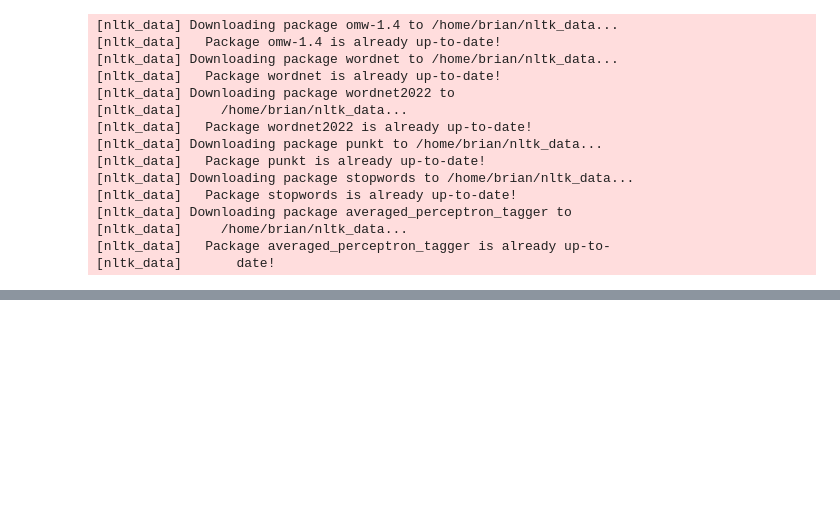
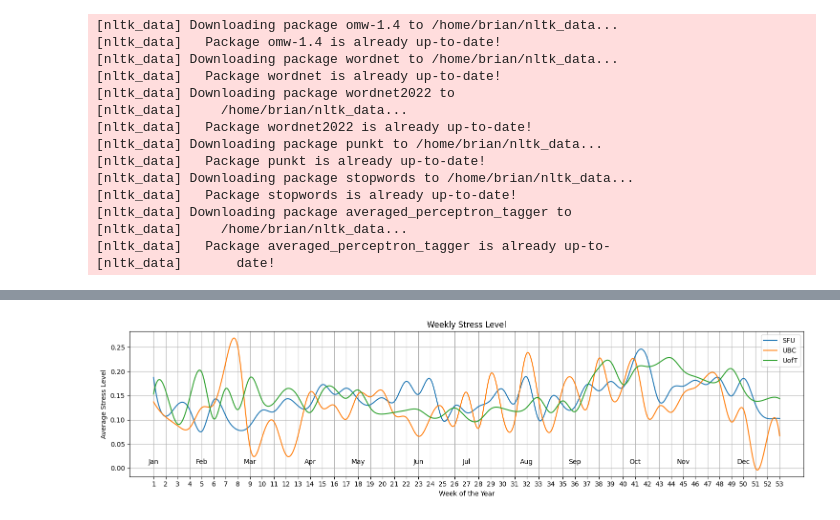
Before and after one commit to Yiran-Lu/CMPT733-Final-Project, a Jupyter notebook: inference.ipynb, the cells around one changed output, grey strips where cells are left out. Saved outputs shown, nothing was run; the diff lists cells and outputs as text; code cells hidden in the pictures; blank space fills up the shorter version.

```diff
--- a/inference.ipynb
+++ b/inference.ipynb
@@ -442,0 +414,60 @@ compare_weekly_stress_changes_smooth(df_sfu, df_uoft)
+# %%
+import pandas as pd
+import matplotlib.pyplot as plt
+import numpy as np
+from scipy.interpolate import make_interp_spline
+
+def calculate_weekly_stress(df):
+    df['week'] = df['created_time'].dt.isocalendar().week
+    weekly_stress_mean = df.groupby('week')['stress'].mean()
+
+    return weekly_stress_mean
+
+def smooth_plot_weeks(x, y):
+    sorted_indices = np.argsort(x)
+    x_sorted = x[sorted_indices]
+    y_sorted = y[sorted_indices]
+
+    x_smooth = np.linspace(x_sorted.min(), x_sorted.max(), 800)
+    spline = make_interp_spline(x_sorted, y_sorted, k=3)
+    y_smooth = spline(x_smooth)
+    #return x, y
+    return x_smooth, y_smooth
+
+def compare_weekly_stress_changes_direct(df_arr):
+    plt.figure(figsize=(15, 4))
+    all_weeks = np.arange(1, 54)
+    for df, label in df_arr:
+        weekly_stress_df = calculate_weekly_stress(df)
+        all_weeks = np.arange(1, 54)
+
+        stress_interpolated_df= np.interp(all_weeks, weekly_stress_df.index, weekly_stress_df.values)
+        weeks_smooth_df, stress_smooth_df = smooth_plot_weeks(all_weeks, stress_interpolated_df)
+
+        plt.plot(weeks_smooth_df, stress_smooth_df, linestyle='-', label=label)
+
+    month_starts = [1, 5, 9, 14, 18, 23, 27, 32, 36, 41, 45, 50]
+    month_names = ['Jan', 'Feb', 'Mar', 'Apr', 'May', 'Jun', 'Jul', 'Aug', 'Sep', 'Oct', 'Nov', 'Dec']
+    ax = plt.gca()
+    for month_start, month_name in zip(month_starts, month_names):
+        ax.annotate(month_name, xy=(month_start, 0.1), xycoords=('data', 'axes fraction'), ha='center', va='center')
+
+
+
+    plt.xlabel('Week of the Year')
+    plt.ylabel('Average Stress Level')
+    plt.title('Weekly Stress Level')
+    plt.xticks(np.arange(1, 54, step=1), rotation=0)
+
+    plt.xlim(-1, 55)
+    #plt.ylim(0,0.3)
+    plt.legend()
+    plt.grid(True)
+    plt.tight_layout()
+    plt.savefig('demo.png', transparent=True)
+    plt.show()
+
+
+compare_weekly_stress_changes_direct([(df_sfu, 'SFU'), (df_ubc, 'UBC'), (df_uoft, 'UofT')])
+# %% [output]
+[figure, added]
```
Also changed, not shown: parts of 24 cells of this notebook.
